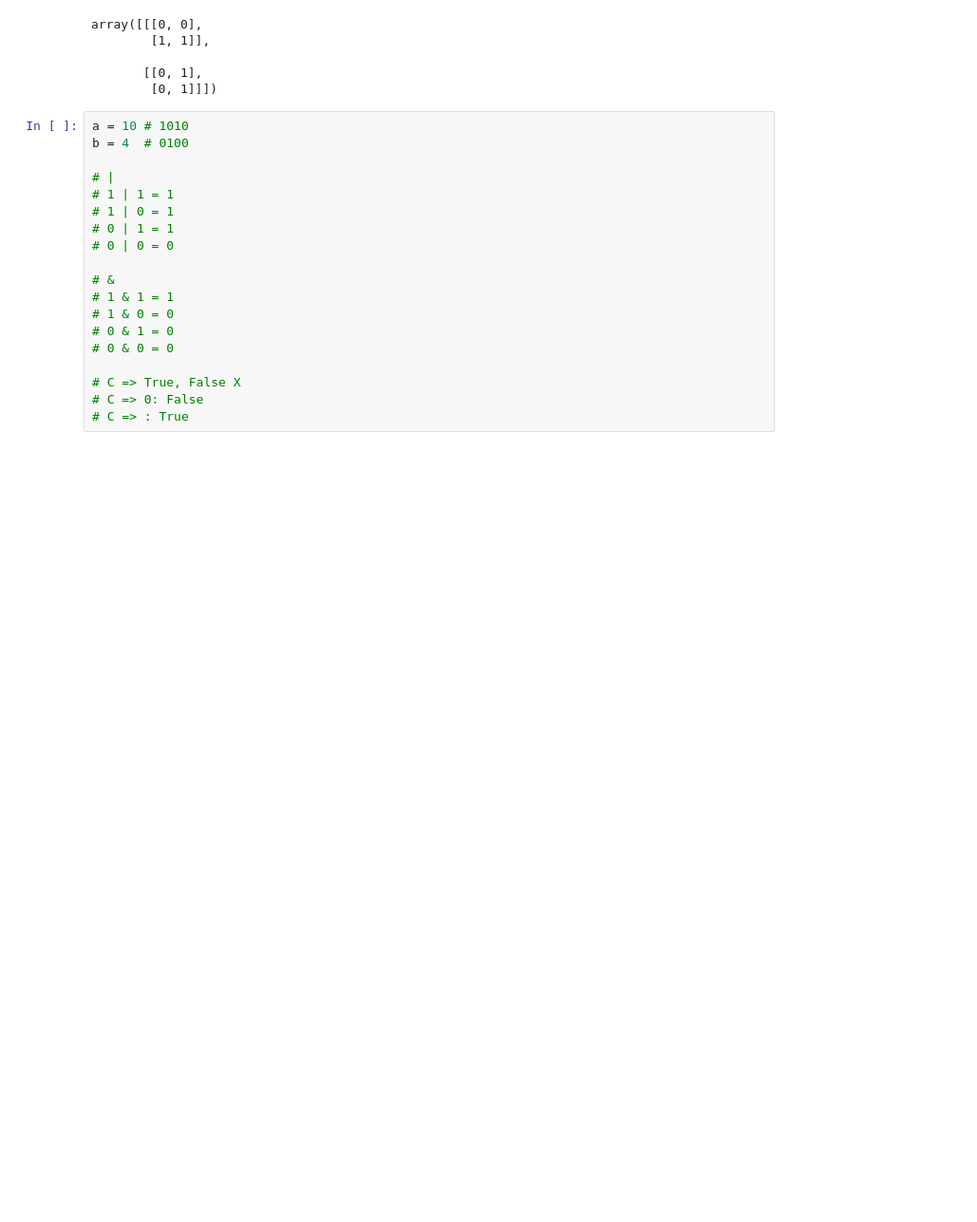
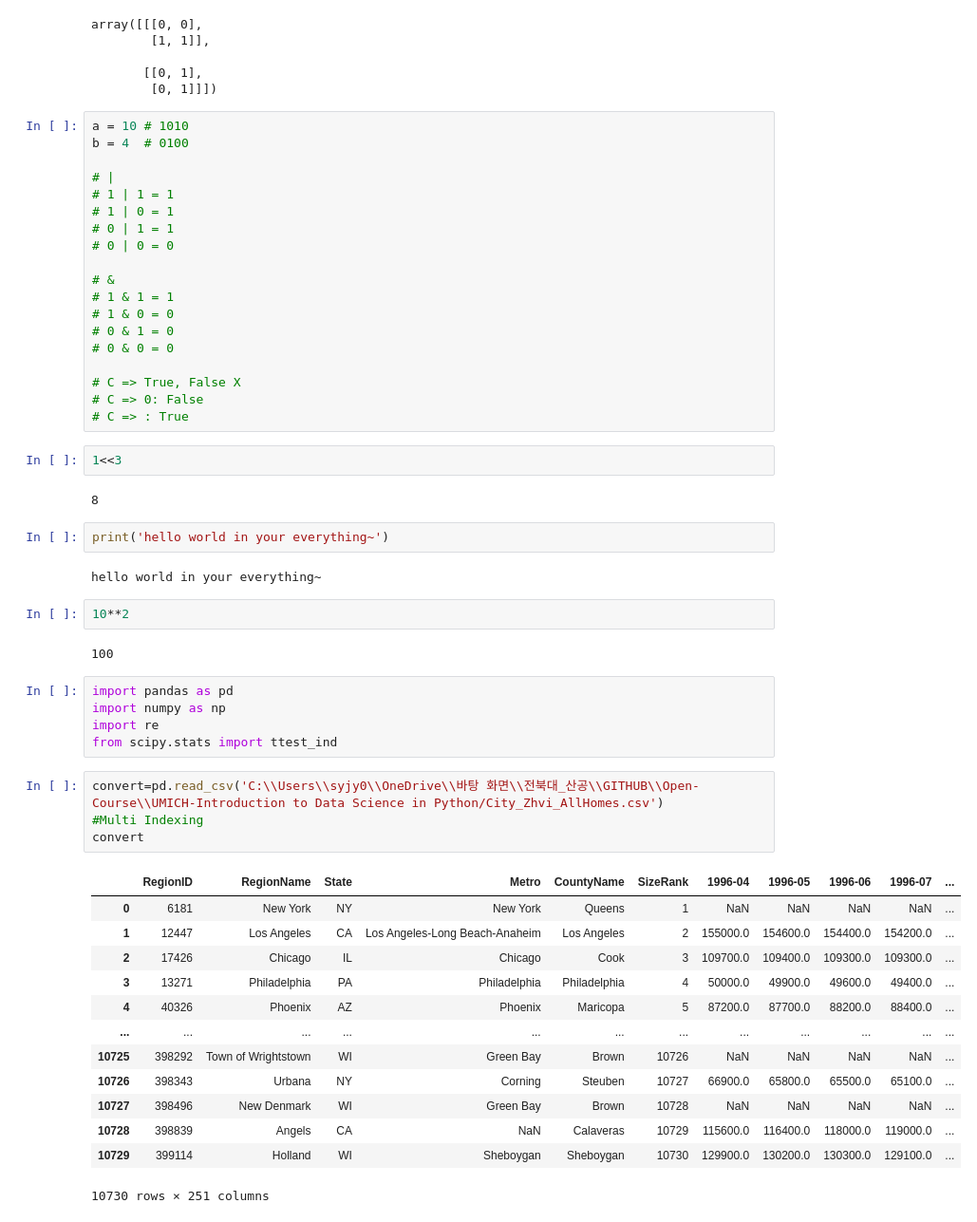
Before and after one commit to YHWOO13/Open-Course, a Jupyter notebook: UMICH-Introduction to Data Science in Python/Practice.ipynb, the cells around one changed output. Shown: that part at 95% size. Drawn from its saved outputs; the diff is of its cells as text; blank space fills up the shorter version.

```diff
--- a/UMICH-Introduction to Data Science in Python/Practice.ipynb
+++ b/UMICH-Introduction to Data Science in Python/Practice.ipynb
@@ -101,3 +101,38 @@ b = 4  # 0100
 # C => True, False X
 # C => 0: False
 # C => : True
+# %%
+1<<3
+# %% [output]
+8
+# %%
+print('hello world in your everything~')
+# %% [output]
+hello world in your everything~
+# %%
+10**2
+# %% [output]
+100
+# %%
+import pandas as pd
+import numpy as np
+import re
+from scipy.stats import ttest_ind
+# %%
+convert=pd.read_csv('C:\\Users\\syjy0\\OneDrive\\바탕 화면\\전북대_산공\\GITHUB\\Open-Course\\UMICH-Introduction to Data Science in Python/City_Zhvi_AllHomes.csv')
+#Multi Indexing
+convert
+# %% [output]
+|  | RegionID | RegionName | State | Metro | CountyName | SizeRank | 1996-04 | 1996-05 | 1996-06 | 1996-07 | ... |
+| 0 | 6181 | New York | NY | New York | Queens | 1 | NaN | NaN | NaN | NaN | ... |
+| 1 | 12447 | Los Angeles | CA | Los Angeles-Long Beach-Anaheim | Los Angeles | 2 | 155000.0 | 154600.0 | 154400.0 | 154200.0 | ... |
+| 2 | 17426 | Chicago | IL | Chicago | Cook | 3 | 109700.0 | 109400.0 | 109300.0 | 109300.0 | ... |
+| 3 | 13271 | Philadelphia | PA | Philadelphia | Philadelphia | 4 | 50000.0 | 49900.0 | 49600.0 | 49400.0 | ... |
+| 4 | 40326 | Phoenix | AZ | Phoenix | Maricopa | 5 | 87200.0 | 87700.0 | 88200.0 | 88400.0 | ... |
+| ... | ... | ... | ... | ... | ... | ... | ... | ... | ... | ... | ... |
+| 10725 | 398292 | Town of Wrightstown | WI | Green Bay | Brown | 10726 | NaN | NaN | NaN | NaN | ... |
+| 10726 | 398343 | Urbana | NY | Corning | Steuben | 10727 | 66900.0 | 65800.0 | 65500.0 | 65100.0 | ... |
+| 10727 | 398496 | New Denmark | WI | Green Bay | Brown | 10728 | NaN | NaN | NaN | NaN | ... |
+| 10728 | 398839 | Angels | CA | NaN | Calaveras | 10729 | 115600.0 | 116400.0 | 118000.0 | 119000.0 | ... |
+| 10729 | 399114 | Holland | WI | Sheboygan | Sheboygan | 10730 | 129900.0 | 130200.0 | 130300.0 | 129100.0 | ... |
+10730 rows × 251 columns
```
Also changed, not shown: parts of 3 cells of this notebook.
